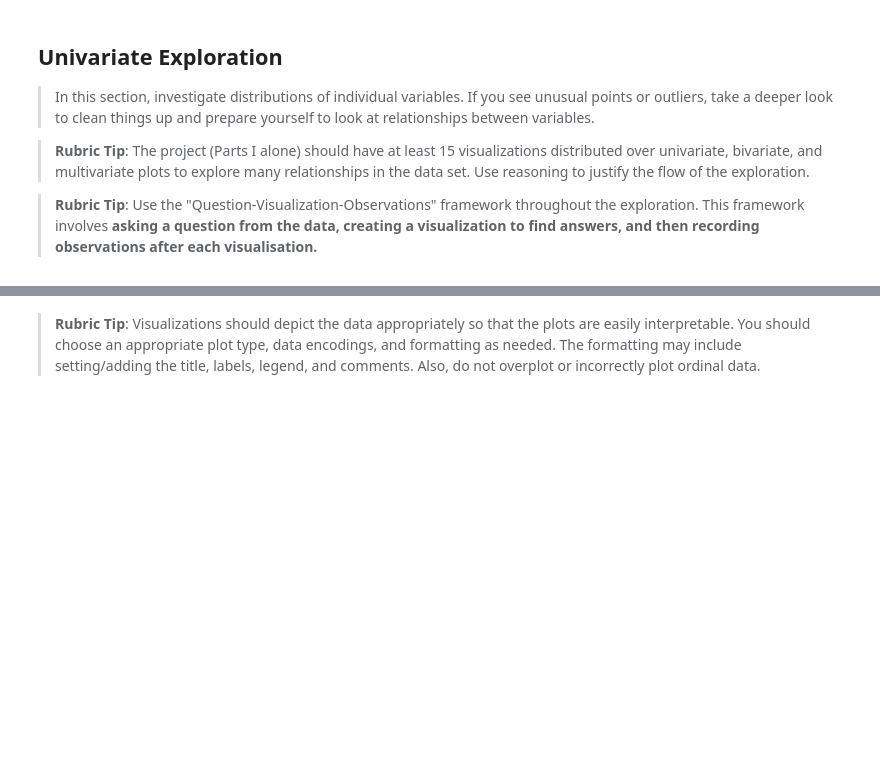
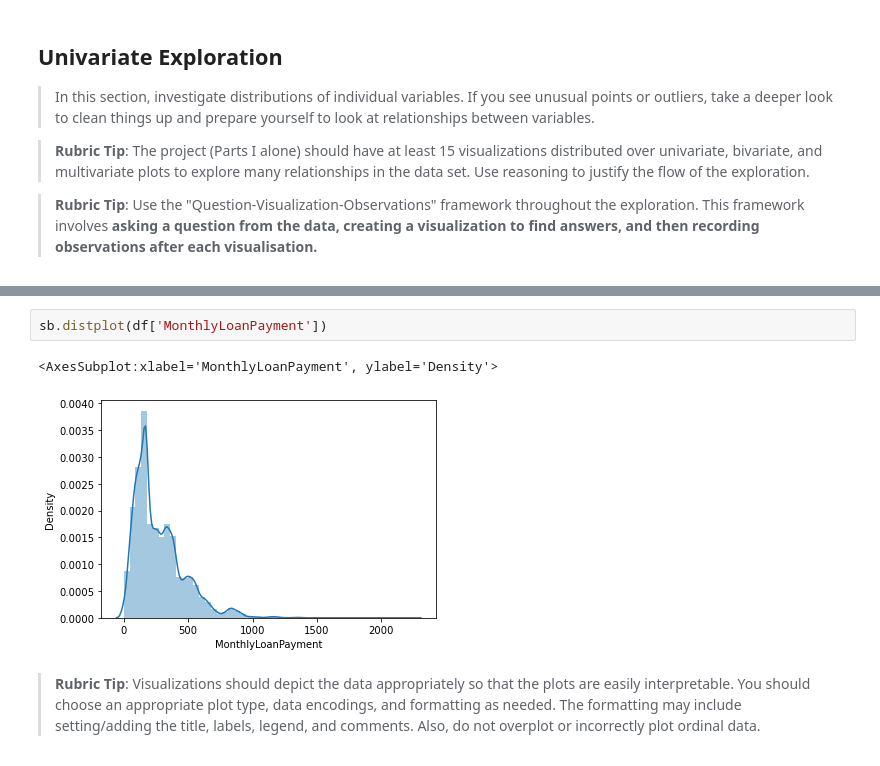
Before and after one commit to chepkuruipurity/visualize, a Jupyter notebook: Part_I_exploration_template.ipynb, the cells around one changed output, grey strips where cells are left out. Saved outputs shown, nothing was run; the diff lists cells and outputs as text; blank space fills up the shorter version.

```diff
--- a/Part_I_exploration_template.ipynb
+++ b/Part_I_exploration_template.ipynb
@@ -104,3 +145,8 @@ and prepare yourself to look at relationships between variables.
+# %%
+sb.distplot(df['MonthlyLoanPayment'])
+# %% [output]
+<AxesSubplot:xlabel='MonthlyLoanPayment', ylabel='Density'>
+[figure, added]
 # %% [markdown]
 
 
```
Also changed, not shown: parts of 11 cells of this notebook.
